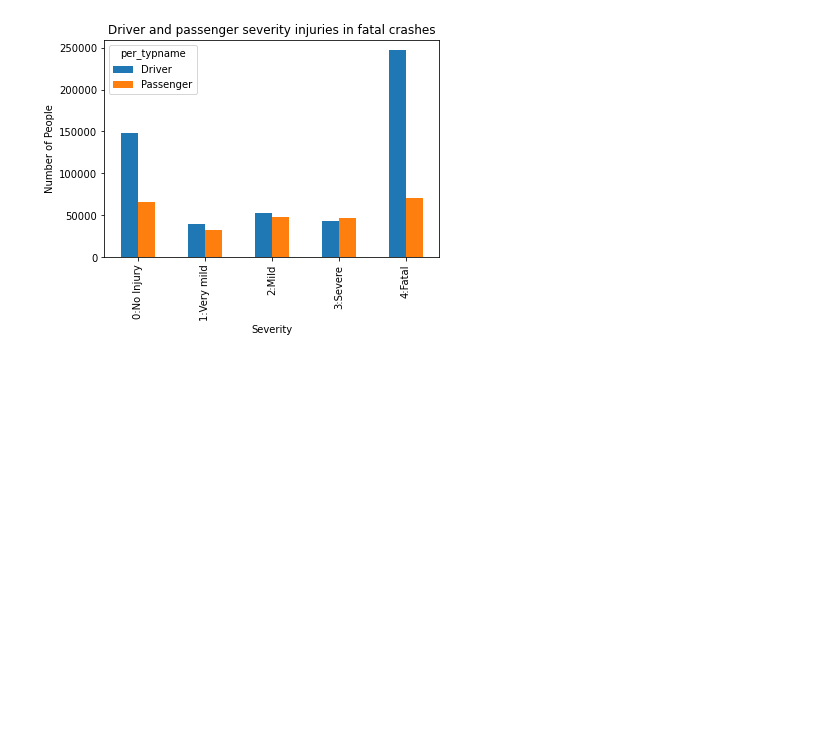
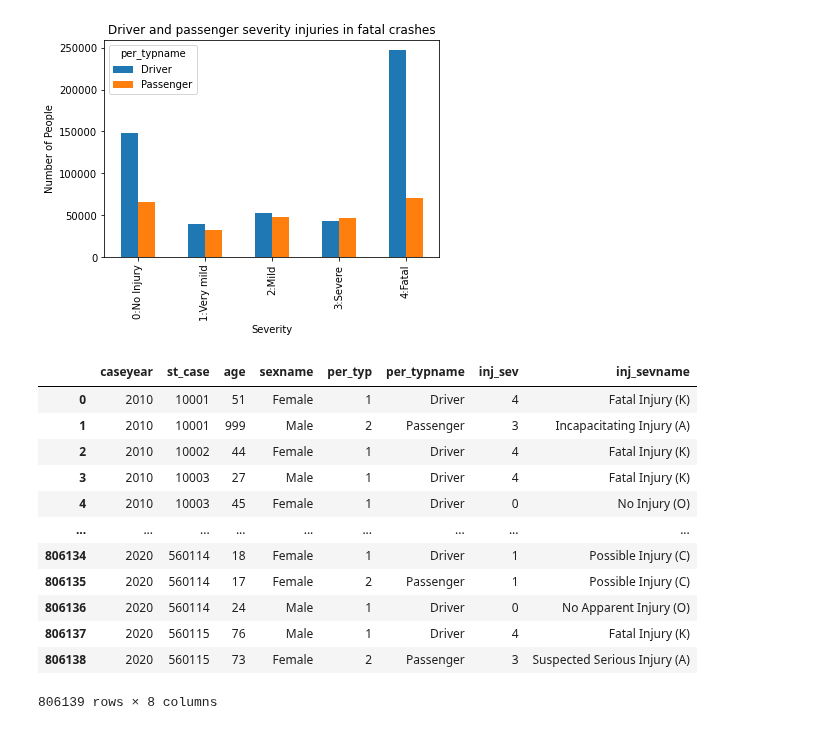
Before and after one commit to MZt92-ui/Project-1-Group-3, a Jupyter notebook: car_crash/data_analyse.ipynb, the cells around one changed output. Cells and saved outputs as stored; diff of their text form; code cells hidden in the pictures; blank space fills up the shorter version.

```diff
--- a/car_crash/data_analyse.ipynb
+++ b/car_crash/data_analyse.ipynb
@@ -325,3 +346,19 @@ plt.ylabel('Number of People')
 # %% [output]
 Text(0, 0.5, 'Number of People')
 [figure]
+# %%
+people
+# %% [output]
+|  | caseyear | st_case | age | sexname | per_typ | per_typname | inj_sev | inj_sevname |
+| 0 | 2010 | 10001 | 51 | Female | 1 | Driver | 4 | Fatal Injury (K) |
+| 1 | 2010 | 10001 | 999 | Male | 2 | Passenger | 3 | Incapacitating Injury (A) |
+| 2 | 2010 | 10002 | 44 | Female | 1 | Driver | 4 | Fatal Injury (K) |
+| 3 | 2010 | 10003 | 27 | Male | 1 | Driver | 4 | Fatal Injury (K) |
+| 4 | 2010 | 10003 | 45 | Female | 1 | Driver | 0 | No Injury (O) |
+| ... | ... | ... | ... | ... | ... | ... | ... | ... |
+| 806134 | 2020 | 560114 | 18 | Female | 1 | Driver | 1 | Possible Injury (C) |
+| 806135 | 2020 | 560114 | 17 | Female | 2 | Passenger | 1 | Possible Injury (C) |
+| 806136 | 2020 | 560114 | 24 | Male | 1 | Driver | 0 | No Apparent Injury (O) |
+| 806137 | 2020 | 560115 | 76 | Male | 1 | Driver | 4 | Fatal Injury (K) |
+| 806138 | 2020 | 560115 | 73 | Female | 2 | Passenger | 3 | Suspected Serious Injury (A) |
+806139 rows × 8 columns
```
Also changed, not shown: parts of 8 cells of this notebook, 9 other files.
